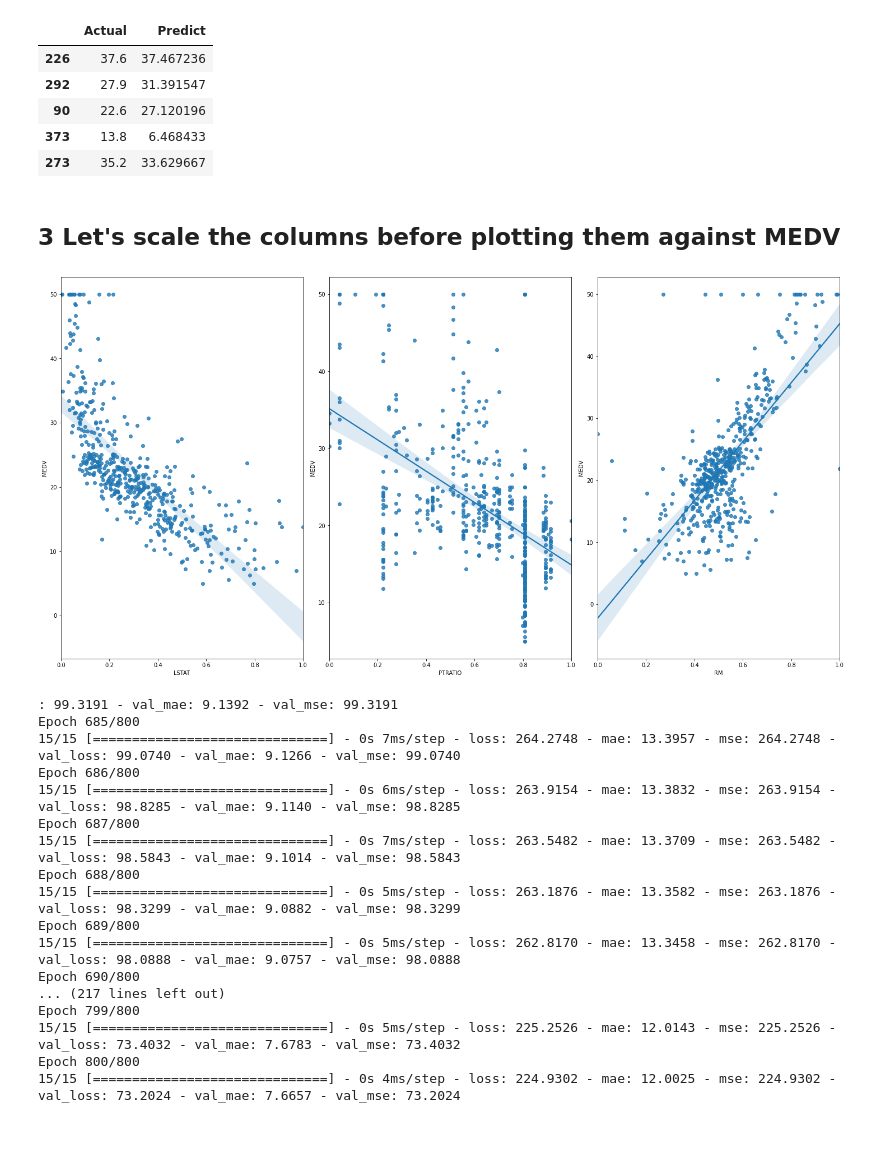
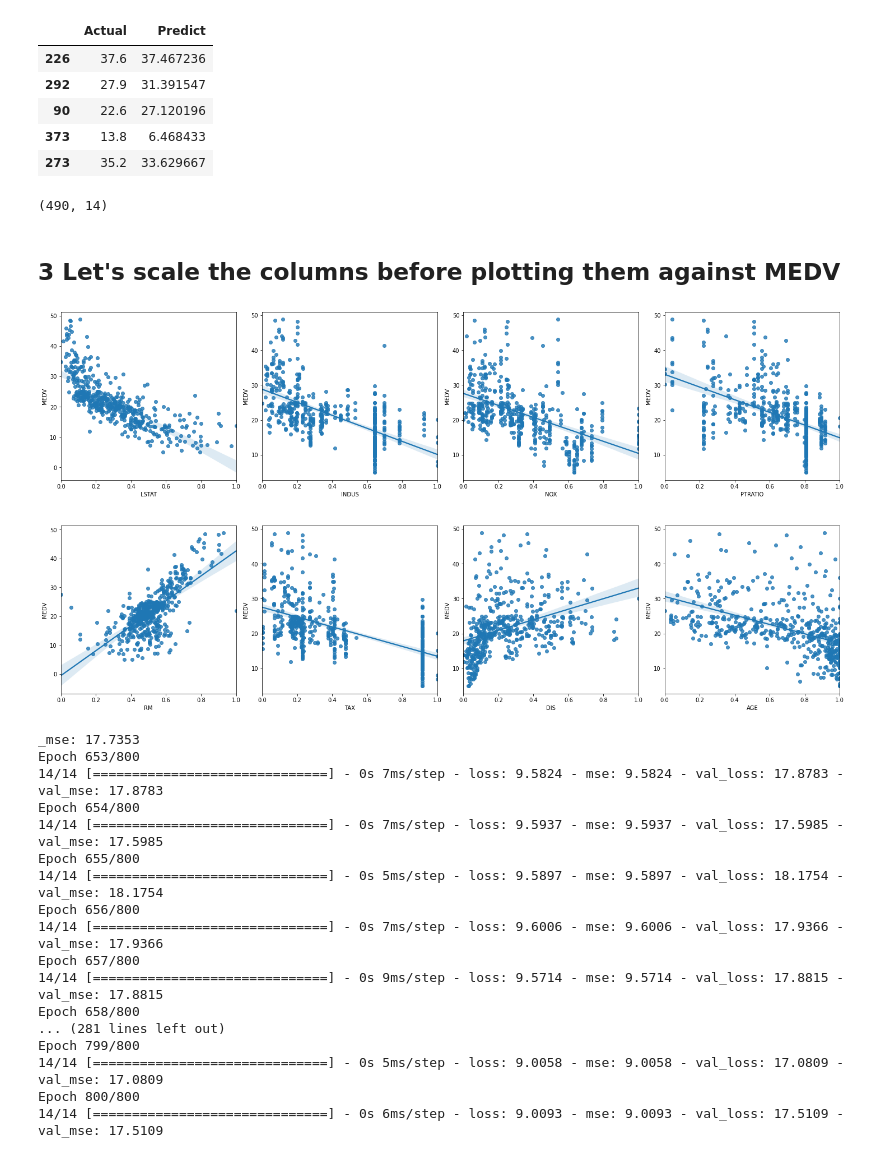
Before and after one commit to elshan2k/boston-house-prediction, a Jupyter notebook: demo.ipynb, the cells around one changed output. Drawn from its saved outputs; the diff is of its cells as text; code cells hidden in the pictures.

```diff
--- a/demo.ipynb
+++ b/demo.ipynb
@@ -85,22 +85,27 @@ pd.DataFrame({"Actual": y_test, "Predict": pred_y}).head()
 | 90 | 22.6 | 27.120196 |
 | 373 | 13.8 | 6.468433 |
 | 273 | 35.2 | 33.629667 |
+# %%
+data = data[~(data['MEDV'] >= 50.0)]
+np.shape(data)
+# %% [output]
+(490, 14)
 # %% [markdown]
 ## 3 Let's scale the columns before plotting them against MEDV
 # %%
 min_max_scaler = preprocessing.MinMaxScaler()
-column_sels = ['LSTAT', 'PTRATIO', 'RM']
+column_sels = ['LSTAT', 'INDUS', 'NOX', 'PTRATIO', 'RM', 'TAX', 'DIS', 'AGE']
 x = data.loc[:,column_sels]
 y = data['MEDV']
 x = pd.DataFrame(data=min_max_scaler.fit_transform(x), columns=column_sels)
-fig, axs = plt.subplots(ncols=3, nrows=1, figsize=(20, 10))
+fig, axs = plt.subplots(ncols=4, nrows=2, figsize=(20, 10))
 index = 0
 axs = axs.flatten()
 for i, k in enumerate(column_sels):
     sns.regplot(y=y, x=x[k], ax=axs[i])
 plt.tight_layout(pad=0.4, w_pad=0.5, h_pad=5.0)
 # %% [output]
-[figure, old version]
+[figure, new version]
 # %%
 X_train = x.head(400)
 Y_train = y.head(400)
@@ -113,30 +118,30 @@ epochs = 800
 inp_shape = X_train.shape[1]
 # %%
 mlp_model = Sequential([
-    Dense(20, activation='relu', input_shape=(inp_shape,)),
+    Dense(50, activation='relu', input_shape=(inp_shape,)),
     Dense(1)
 ])
 
 mlp_model.compile(optimizer='adam', loss='mse', metrics=['mse'])
 history = mlp_model.fit(x, y, batch_size=batch_size, epochs=epochs, validation_split=0.1)
 # %% [output]
-: 99.3191 - val_mae: 9.1392 - val_mse: 99.3191
-Epoch 685/800
-15/15 [==============================] - 0s 7ms/step - loss: 264.2748 - mae: 13.3957 - mse: 264.2748 - val_loss: 99.0740 - val_mae: 9.1266 - val_mse: 99.0740
-Epoch 686/800
-15/15 [==============================] - 0s 6ms/step - loss: 263.9154 - mae: 13.3832 - mse: 263.9154 - val_loss: 98.8285 - val_mae: 9.1140 - val_mse: 98.8285
-Epoch 687/800
-15/15 [==============================] - 0s 7ms/step - loss: 263.5482 - mae: 13.3709 - mse: 263.5482 - val_loss: 98.5843 - val_mae: 9.1014 - val_mse: 98.5843
-Epoch 688/800
-15/15 [==============================] - 0s 5ms/step - loss: 263.1876 - mae: 13.3582 - mse: 263.1876 - val_loss: 98.3299 - val_mae: 9.0882 - val_mse: 98.3299
-Epoch 689/800
-15/15 [==============================] - 0s 5ms/step - loss: 262.8170 - mae: 13.3458 - mse: 262.8170 - val_loss: 98.0888 - val_mae: 9.0757 - val_mse: 98.0888
-Epoch 690/800
-... (217 lines left out)
+_mse: 17.7353
+Epoch 653/800
+14/14 [==============================] - 0s 7ms/step - loss: 9.5824 - mse: 9.5824 - val_loss: 17.8783 - val_mse: 17.8783
+Epoch 654/800
+14/14 [==============================] - 0s 7ms/step - loss: 9.5937 - mse: 9.5937 - val_loss: 17.5985 - val_mse: 17.5985
+Epoch 655/800
+14/14 [==============================] - 0s 5ms/step - loss: 9.5897 - mse: 9.5897 - val_loss: 18.1754 - val_mse: 18.1754
+Epoch 656/800
+14/14 [==============================] - 0s 7ms/step - loss: 9.6006 - mse: 9.6006 - val_loss: 17.9366 - val_mse: 17.9366
+Epoch 657/800
+14/14 [==============================] - 0s 9ms/step - loss: 9.5714 - mse: 9.5714 - val_loss: 17.8815 - val_mse: 17.8815
+Epoch 658/800
+... (281 lines left out)
 Epoch 799/800
-15/15 [==============================] - 0s 5ms/step - loss: 225.2526 - mae: 12.0143 - mse: 225.2526 - val_loss: 73.4032 - val_mae: 7.6783 - val_mse: 73.4032
+14/14 [==============================] - 0s 5ms/step - loss: 9.0058 - mse: 9.0058 - val_loss: 17.0809 - val_mse: 17.0809
 Epoch 800/800
-15/15 [==============================] - 0s 4ms/step - loss: 224.9302 - mae: 12.0025 - mse: 224.9302 - val_loss: 73.2024 - val_mae: 7.6657 - val_mse: 73.2024
+14/14 [==============================] - 0s 6ms/step - loss: 9.0093 - mse: 9.0093 - val_loss: 17.5109 - val_mse: 17.5109
 # %%
 mlp_model.evaluate(X_test, Y_test)
 hist = pd.DataFrame(history.history)
```
Also changed, not shown: parts of 4 cells of this notebook, 3 other files.
